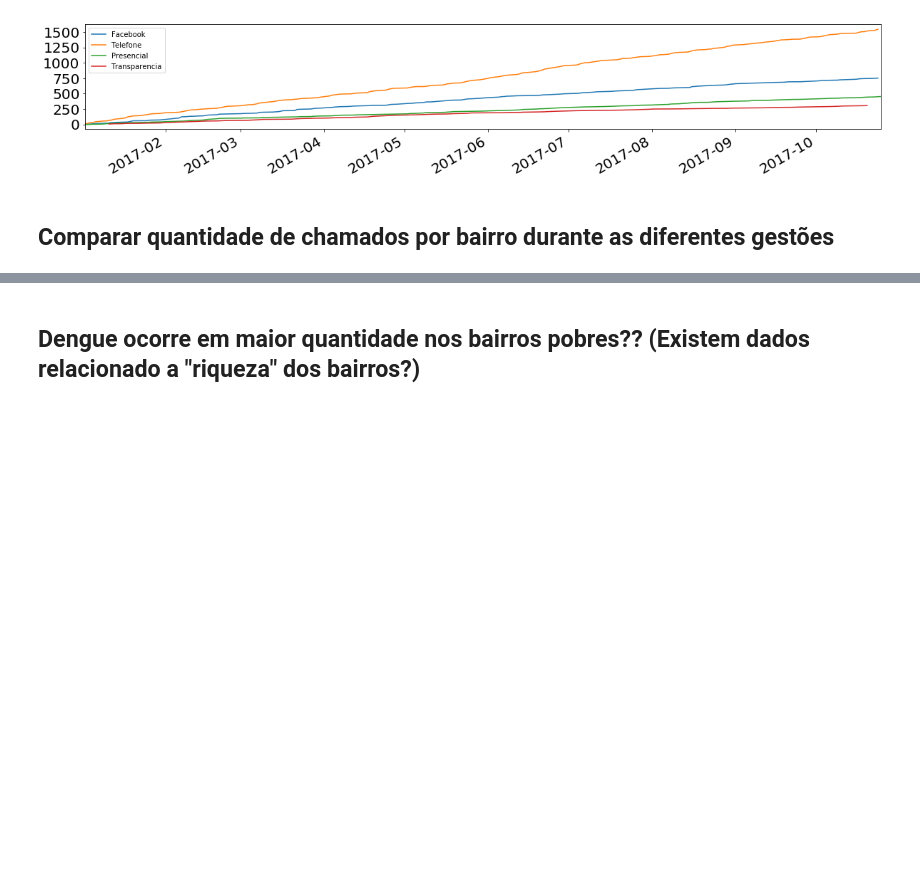
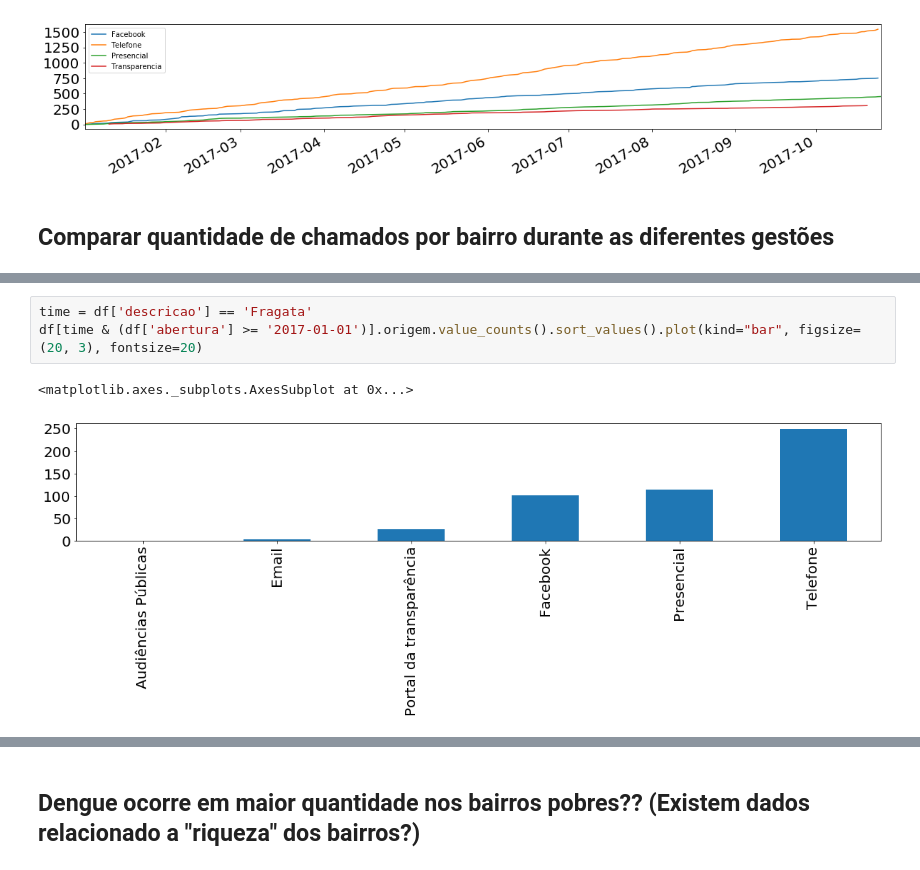
Before and after one commit to lorenzofantunes/Data-Science---Demandas-Prefeitura, a Jupyter notebook: Demandas.ipynb, the cells around one changed output, grey strips where cells are left out. Cells and saved outputs as stored; diff of their text form; blank space fills up the shorter version.

```diff
--- a/Demandas.ipynb
+++ b/Demandas.ipynb
@@ -169,0 +186,6 @@ ax.legend(["Facebook", "Telefone", "Presencial", "Transparencia"]);
+# %%
+time = df['descricao'] == 'Fragata'
+df[time & (df['abertura'] >= '2017-01-01')].origem.value_counts().sort_values().plot(kind="bar", figsize=(20, 3), fontsize=20)
+# %% [output]
+<matplotlib.axes._subplots.AxesSubplot at 0x...>
+[figure, added]
```
Also changed, not shown: parts of 7 cells of this notebook.
